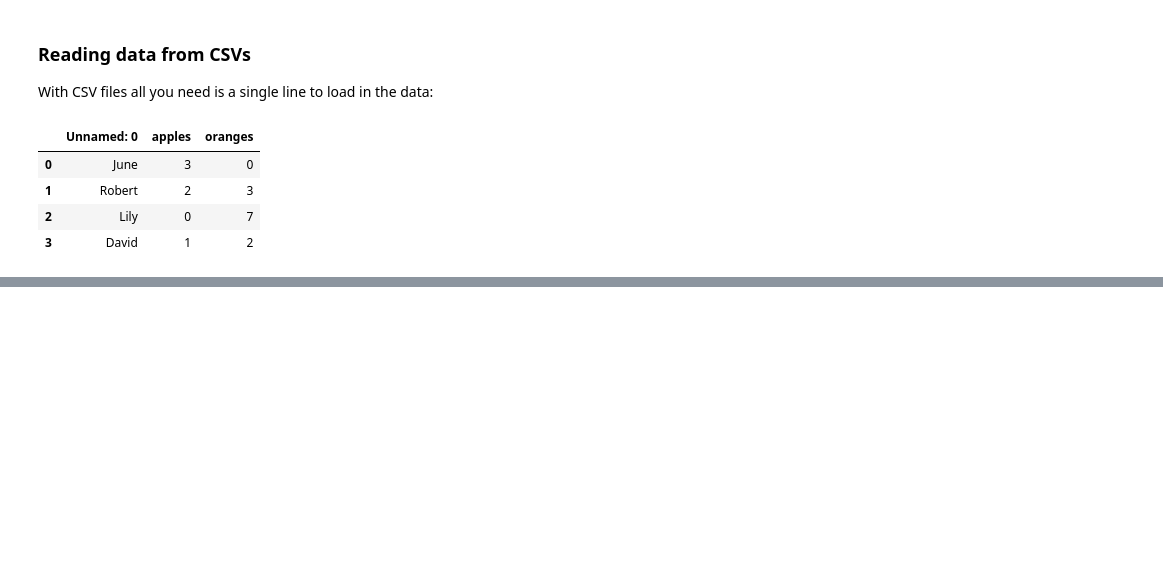
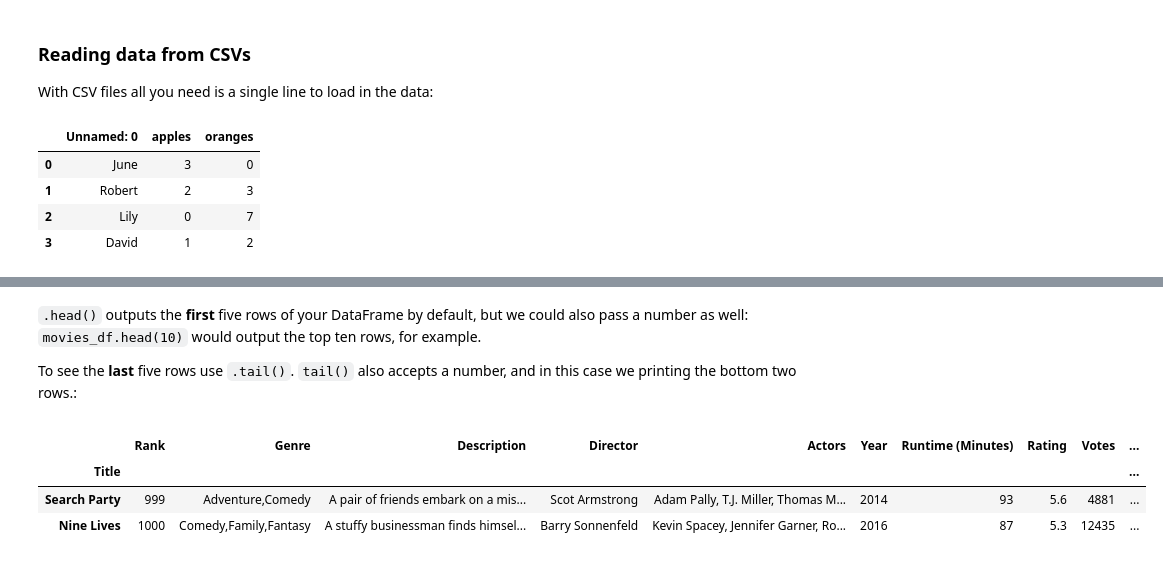
Before and after one commit to closedtuesdays/Python-Pandas-A-Complete-Introduction-for-Beginners, a Jupyter notebook: Pandas_tutorial.ipynb, the cells around one changed output, grey strips where cells are left out. Drawn from its saved outputs; the diff is of its cells as text; code cells hidden in the pictures; blank space fills up the shorter version.

```diff
--- a/Pandas_tutorial.ipynb
+++ b/Pandas_tutorial.ipynb
@@ -79,0 +235,11 @@ df
+# %% [markdown]
+<p><code>.head()</code> outputs the <b>first</b> five rows of your DataFrame by default, but we could also pass a number as well: <code>movies_df.head(10)</code> would output the top ten rows, for example.
+
+To see the <b>last</b> five rows use <code>.tail()</code>. <code>tail()</code> also accepts a number, and in this case we printing the bottom two rows.:</p>
+# %%
+movies_df.tail(2)
+# %% [output]
+|  | Rank | Genre | Description | Director | Actors | Year | Runtime (Minutes) | Rating | Votes | ... |
+| Title |  |  |  |  |  |  |  |  |  | ... |
+| Search Party | 999 | Adventure,Comedy | A pair of friends embark on a mis... | Scot Armstrong | Adam Pally, T.J. Miller, Thomas M... | 2014 | 93 | 5.6 | 4881 | ... |
+| Nine Lives | 1000 | Comedy,Family,Fantasy | A stuffy businessman finds himsel... | Barry Sonnenfeld | Kevin Spacey, Jennifer Garner, Ro... | 2016 | 87 | 5.3 | 12435 | ... |
```
Also changed, not shown: parts of 24 cells of this notebook, 4 other files.
